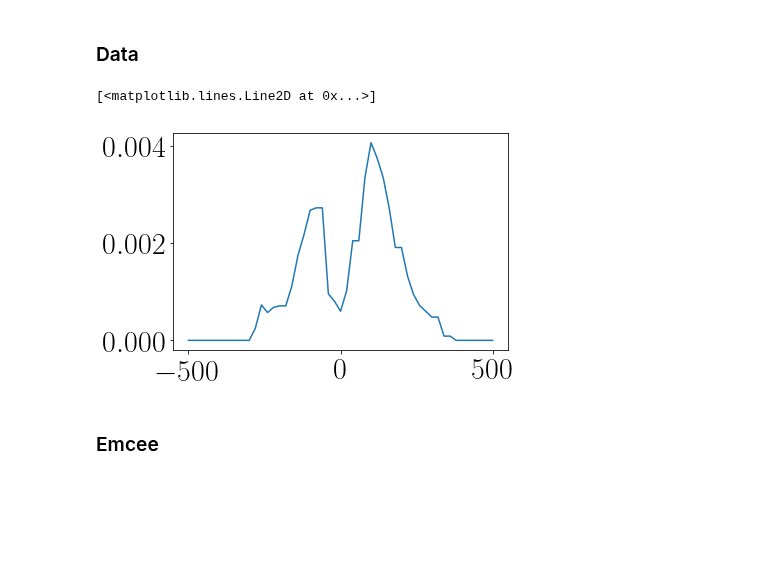
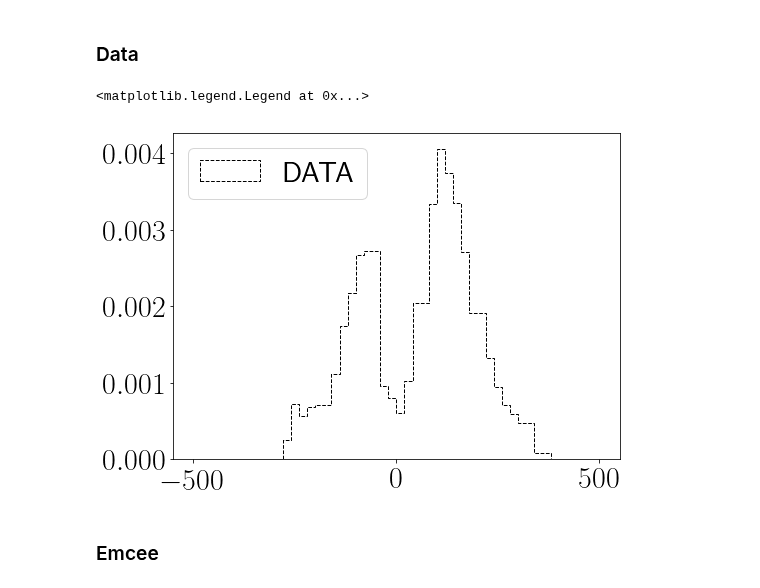
Before and after one commit to astroandes/CLARA_RotationOutflows, a Jupyter notebook: plots/paper/discussion_fit.ipynb, the cells around one changed output. Saved outputs shown, nothing was run; the diff lists cells and outputs as text; code cells hidden in the pictures; blank space fills up the shorter version.

```diff
--- a/plots/paper/discussion_fit.ipynb
+++ b/plots/paper/discussion_fit.ipynb
@@ -221,13 +221,16 @@ x_d, y_d = preprocess_data(data)
 # Input
 vrot0 = 0
 vout = 5
-# %%
-# View data
-
-plt.plot(x_d, y_d)
-# %% [output]
-[<matplotlib.lines.Line2D at 0x...>]
-[figure, removed]
+# %%
+# View data
+
+plt.figure(figsize=(8,6))
+plt.hist(x_d, weights=y_d, histtype='step', fill=False, color='black', linewidth=1,
+         bins=50, linestyle='--', label='DATA')
+plt.legend(loc='upper left')
+# %% [output]
+<matplotlib.legend.Legend at 0x...>
+[figure, added]
 # %% [markdown]
 ### Emcee
 # %%
```
Also changed, not shown: parts of 4 cells of this notebook, 6 other files.
